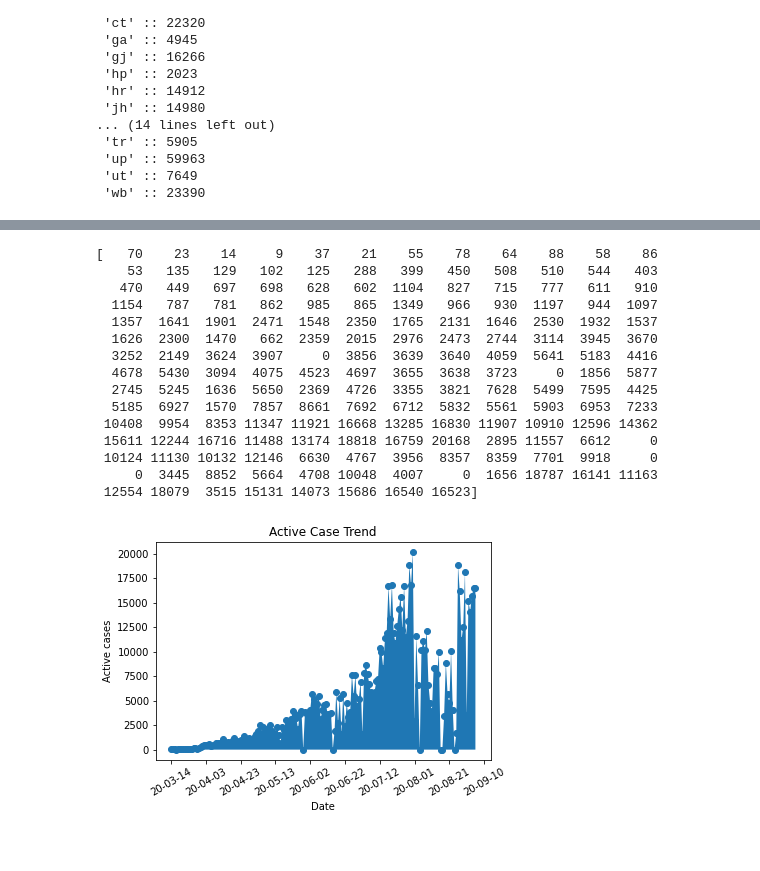
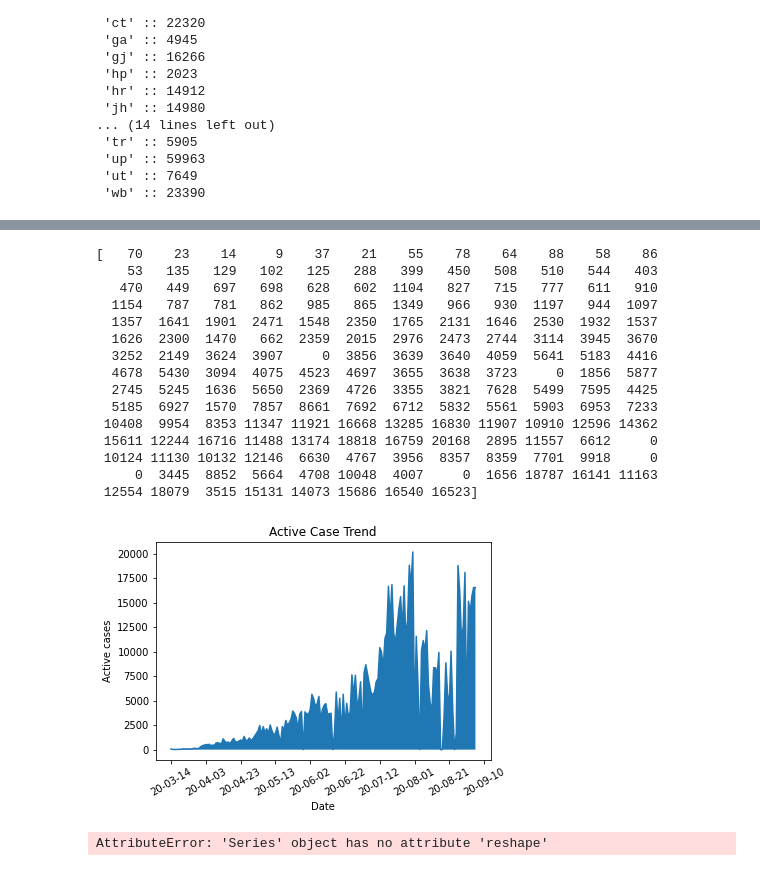
Before and after one commit to reshan9b11/Data-Mining-Assignment_1, a Jupyter notebook: dmg_12.ipynb, the cells around one changed output, grey strips where cells are left out. Saved outputs shown, nothing was run; the diff lists cells and outputs as text; code cells hidden in the pictures.

```diff
--- a/dmg_12.ipynb
+++ b/dmg_12.ipynb
@@ -307,4 +302,5 @@ plt.show()
 # %%
+
 #Answer 2_3
 from datetime import date, timedelta
 import matplotlib.dates as mdates
@@ -323,32 +319,67 @@ for (a,b,c) in zip(y_c,y_r,y_d):
     if(z<0):
         y_value.append(0) # not sure why some value is zero
     else:
         y_value.append(z)
 y_value=np.array(y_value)
 print(y_value)
 plt.title('Active Case Trend')
 plt.xlabel('Date')
 plt.ylabel('Active cases')
 plt.gca().xaxis.set_major_formatter(mdates.DateFormatter('%y-%m-%d'))
 plt.gca().xaxis.set_major_locator(mdates.DayLocator(interval=20))
 plt.xticks(rotation=30)
-plt.plot_date(x_value, y_value ,label="Scatter plot")
+plt.plot(x_value,y_value)
+#plt.plot_date(x_value, y_value )
 plt.fill_between(x_value,0,y_value)
 plt.show()
 # %% [output]
 [   70    23    14     9    37    21    55    78    64    88    58    86
     53   135   129   102   125   288   399   450   508   510   544   403
    470   449   697   698   628   602  1104   827   715   777   611   910
   1154   787   781   862   985   865  1349   966   930  1197   944  1097
   1357  1641  1901  2471  1548  2350  1765  2131  1646  2530  1932  1537
   1626  2300  1470   662  2359  2015  2976  2473  2744  3114  3945  3670
   3252  2149  3624  3907     0  3856  3639  3640  4059  5641  5183  4416
   4678  5430  3094  4075  4523  4697  3655  3638  3723     0  1856  5877
   2745  5245  1636  5650  2369  4726  3355  3821  7628  5499  7595  4425
   5185  6927  1570  7857  8661  7692  6712  5832  5561  5903  6953  7233
  10408  9954  8353 11347 11921 16668 13285 16830 11907 10910 12596 14362
  15611 12244 16716 11488 13174 18818 16759 20168  2895 11557  6612     0
  10124 11130 10132 12146  6630  4767  3956  8357  8359  7701  9918     0
      0  3445  8852  5664  4708 10048  4007     0  1656 18787 16141 11163
  12554 18079  3515 15131 14073 15686 16540 16523]
-[figure, old version]
+[figure, new version]
+# %%
+#Temporary _ for rough work
+from datetime import date, timedelta
+import matplotlib.dates as mdates
+graph_confirm = filterStatusConfirmed[(filterStatusConfirmed['date'] >= '2020-03-14') & (filterStatusConfirmed['date'] <= '2020-09-05')]
+d0 = date(2020, 3, 14)
+d1 = date(2020, 9, 5)
+delta = d1 - d0
+days=delta.days +1
+y_value=[]
+y_value=graph_confirm['tt']
+
+# x_value=[x for x in range(days)]
+# print(days)
+#x_value=np.arange(0, days, 1).tolist()
+print(x_value)
+print(y_value)
+
+# x_value_c=graph_confirm['date'].to_numpy()
+# #print(x_value)
+# y_value_c=graph_confirm['tt'].to_numpy()
+plt.title('Confiremd Case Trend')
+plt.xlabel('Days')
+plt.ylabel('Number of total cases')
+plt.gca().xaxis.set_major_formatter(mdates.DateFormatter('%y-%m-%d'))
+plt.gca().xaxis.set_major_locator(mdates.DayLocator(interval=20))
+plt.xticks(rotation=30)
+plt.plot(x_value,y_value)
+#plt.plot_date(x_value, y_value,label=)
+plt.fill_between(x_value,0,y_value)
+plt.show()
+print("cj")
+# %% [output]
+AttributeError: 'Series' object has no attribute 'reshape'
```
Also changed, not shown: parts of 2 cells of this notebook.
